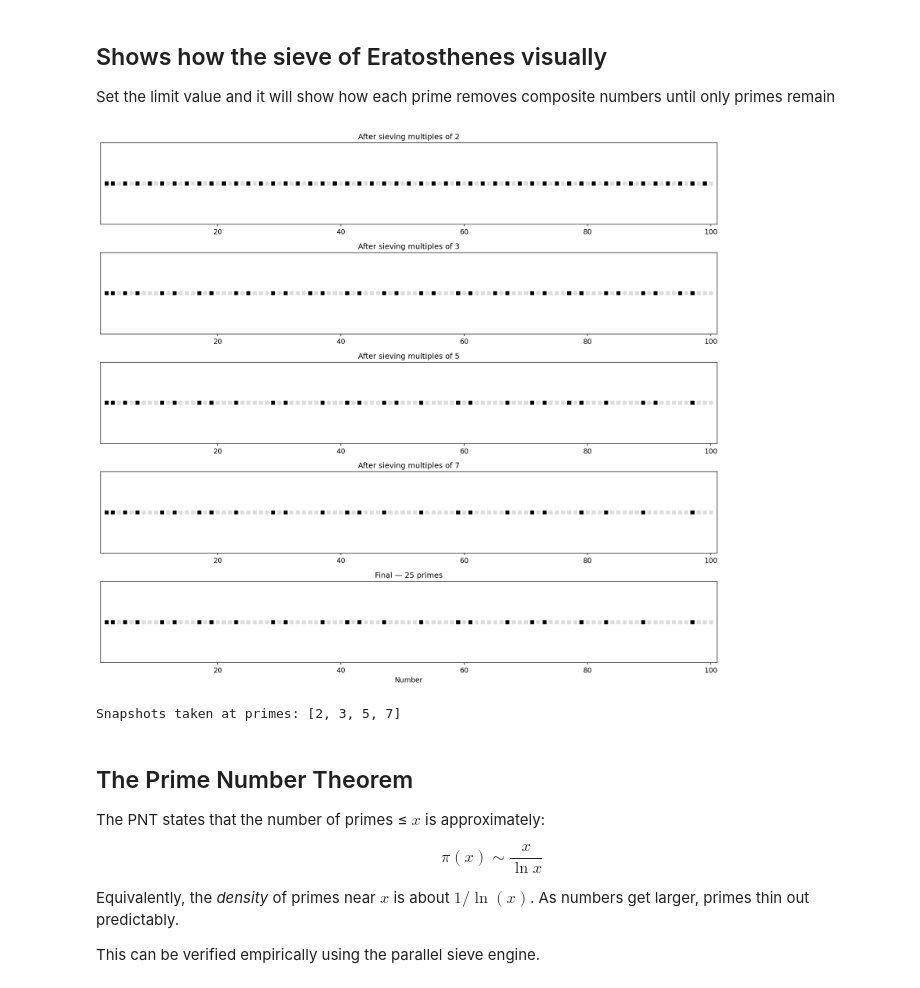
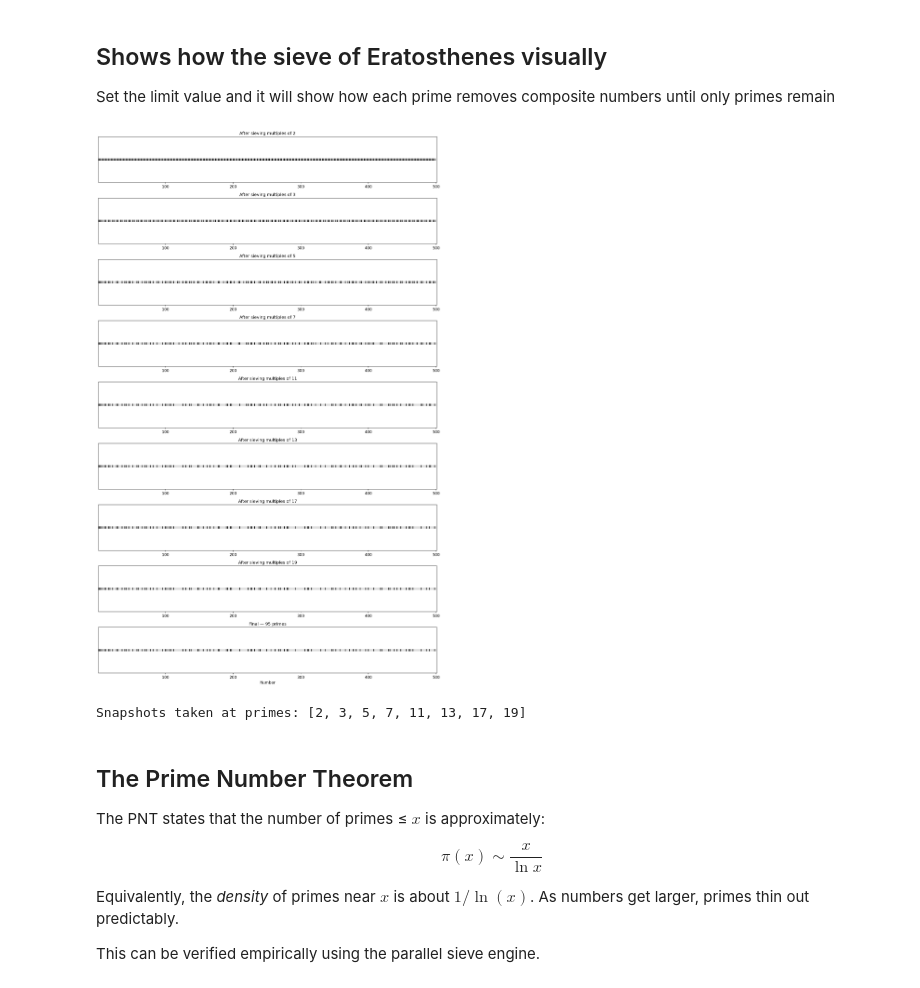
Before and after one commit to idoneve/Prime-Plotter, a Jupyter notebook: prime_plotter.ipynb, the cells around one changed output. Cells and saved outputs as stored; diff of their text form; code cells hidden in the pictures.

```diff
--- a/prime_plotter.ipynb
+++ b/prime_plotter.ipynb
@@ -75,36 +75,36 @@ def sieve_visual(limit=100):
     is_prime = np.ones(limit + 1, dtype=bool)
     is_prime[:2] = False
 
     snapshots = {}
     for p in range(2, int(limit**0.5) + 1):
         if is_prime[p]:
             is_prime[p*p : limit+1 : p] = False
             snapshots[p] = is_prime.copy()
     snapshots['final'] = is_prime.copy()
 
     n_snaps = len(snapshots)
     fig, axes = plt.subplots(n_snaps, 1, figsize=(14, 2.5 * n_snaps))
     for ax, (label, state) in zip(axes, snapshots.items()):
         colors = ['black' if state[i] else '#dddddd' for i in range(2, limit+1)]
         ax.scatter(range(2, limit+1), [1]*(limit-1), c=colors, s=40, marker='s', edgecolors='none')
         ax.set_xlim(1, limit+1)
         ax.set_ylim(0.5, 1.5)
         ax.set_yticks([])
 
         if label == 'final':
             ax.set_title(f'Final — {sum(state)} primes', fontsize=12)
             ax.set_xlabel('Number')
         else:
             ax.set_title(f'After sieving multiples of {label}', fontsize=12)
     plt.tight_layout()
     plt.savefig('sieve_visual.png', dpi=150, bbox_inches='tight')
     plt.show()
     print(f"Snapshots taken at primes: {[k for k in snapshots if k != 'final']}")
 
-sieve_visual(100)
+sieve_visual(500)
 # %% [output]
-[figure, old version]
+[figure, new version]
-Snapshots taken at primes: [2, 3, 5, 7]
+Snapshots taken at primes: [2, 3, 5, 7, 11, 13, 17, 19]
 # %% [markdown]
 ## The Prime Number Theorem
 
```
Also changed, not shown: parts of 6 cells of this notebook, 2 other files.
